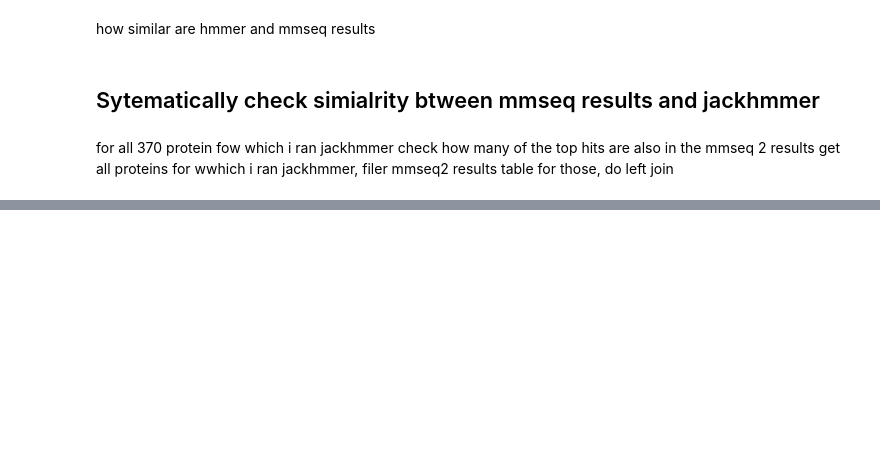
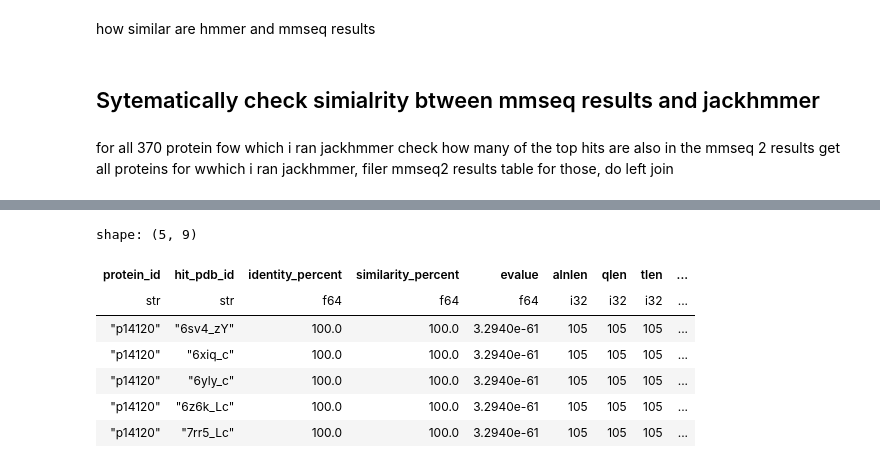
Before and after one commit to Kim-Dammer/master_thesis, a Jupyter notebook: notebooks/07_preparing_Complex_to_pdb_mapping.ipynb, the cells around one changed output, grey strips where cells are left out. Cells and saved outputs as stored; diff of their text form; code cells hidden in the pictures; blank space fills up the shorter version.

```diff
--- a/notebooks/07_preparing_Complex_to_pdb_mapping.ipynb
+++ b/notebooks/07_preparing_Complex_to_pdb_mapping.ipynb
@@ -359,0 +623,11 @@ shape: (109_408, 12)
+# %%
+mmseq_results.head(5)
+# %% [output]
+shape: (5, 9)
+| protein_id | hit_pdb_id | identity_percent | similarity_percent | evalue | alnlen | qlen | tlen | ... |
+| str | str | f64 | f64 | f64 | i32 | i32 | i32 | ... |
+| "p14120" | "6sv4_zY" | 100.0 | 100.0 | 3.2940e-61 | 105 | 105 | 105 | ... |
+| "p14120" | "6xiq_c" | 100.0 | 100.0 | 3.2940e-61 | 105 | 105 | 105 | ... |
+| "p14120" | "6yly_c" | 100.0 | 100.0 | 3.2940e-61 | 105 | 105 | 105 | ... |
+| "p14120" | "6z6k_Lc" | 100.0 | 100.0 | 3.2940e-61 | 105 | 105 | 105 | ... |
+| "p14120" | "7rr5_Lc" | 100.0 | 100.0 | 3.2940e-61 | 105 | 105 | 105 | ... |
```
Also changed, not shown: parts of 37 cells of this notebook, 4 other files.
